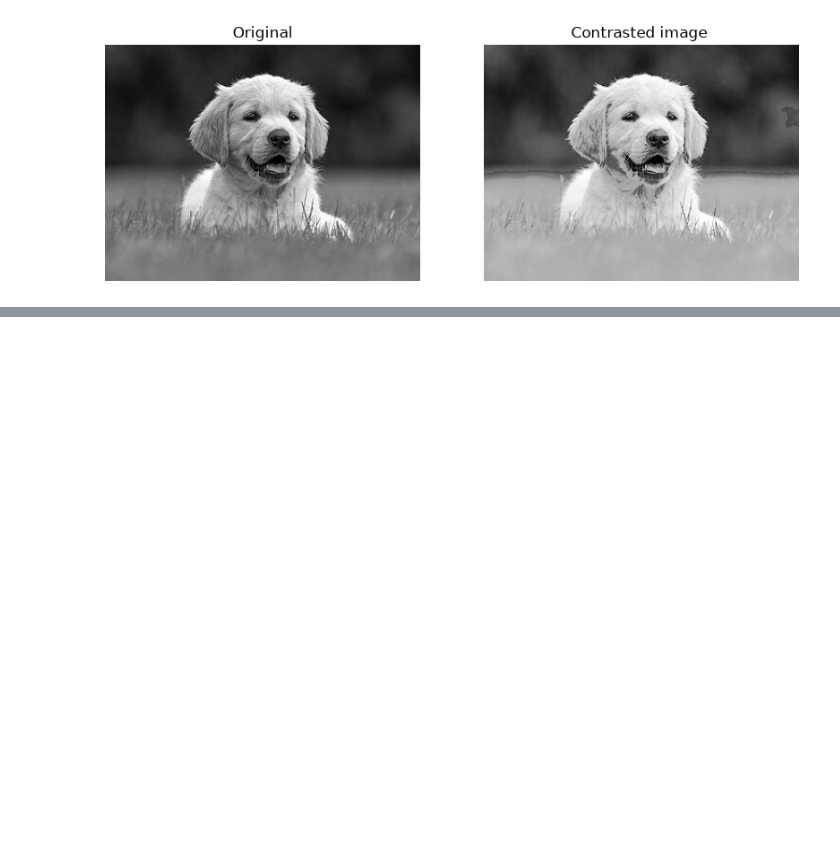
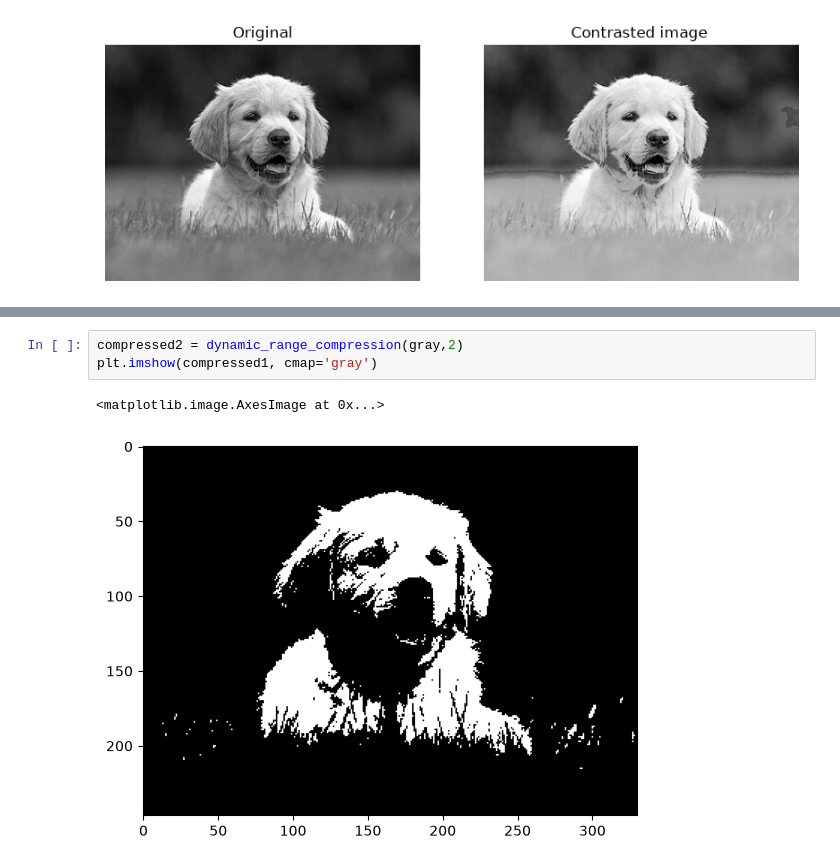
Before and after one commit to ARCHITVARMA15/openCV, a Jupyter notebook: exp2cv.ipynb, the cells around one changed output, grey strips where cells are left out. Drawn from its saved outputs; the diff is of its cells as text; blank space fills up the shorter version.

```diff
--- a/exp2cv.ipynb
+++ b/exp2cv.ipynb
@@ -373,0 +392,6 @@ plt.axis("off")
+# %%
+compressed2 = dynamic_range_compression(gray,2)
+plt.imshow(compressed1, cmap='gray')
+# %% [output]
+<matplotlib.image.AxesImage at 0x...>
+[figure, added]
```
Also changed, not shown: parts of 6 cells of this notebook.
